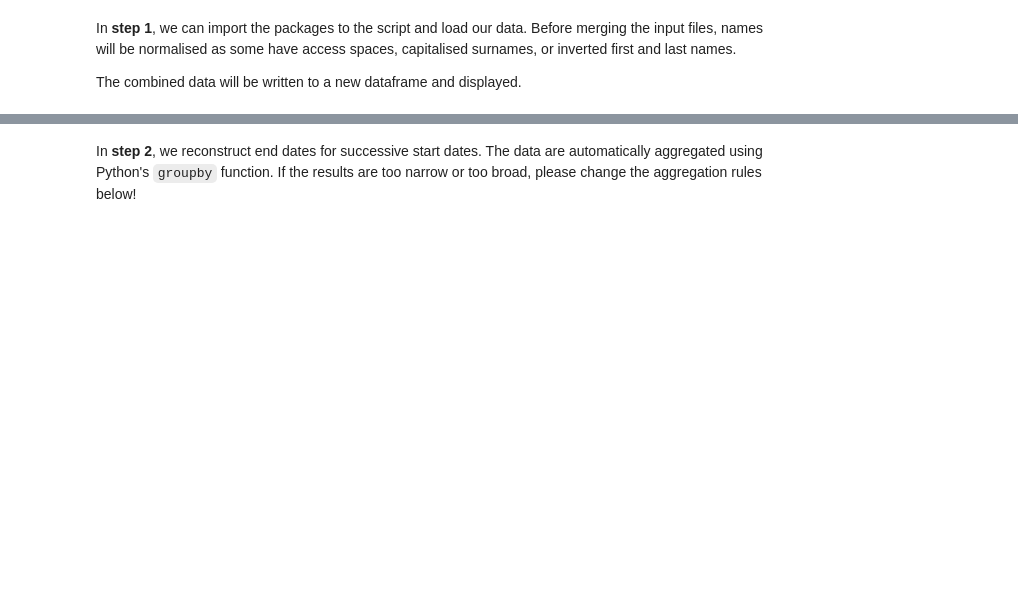
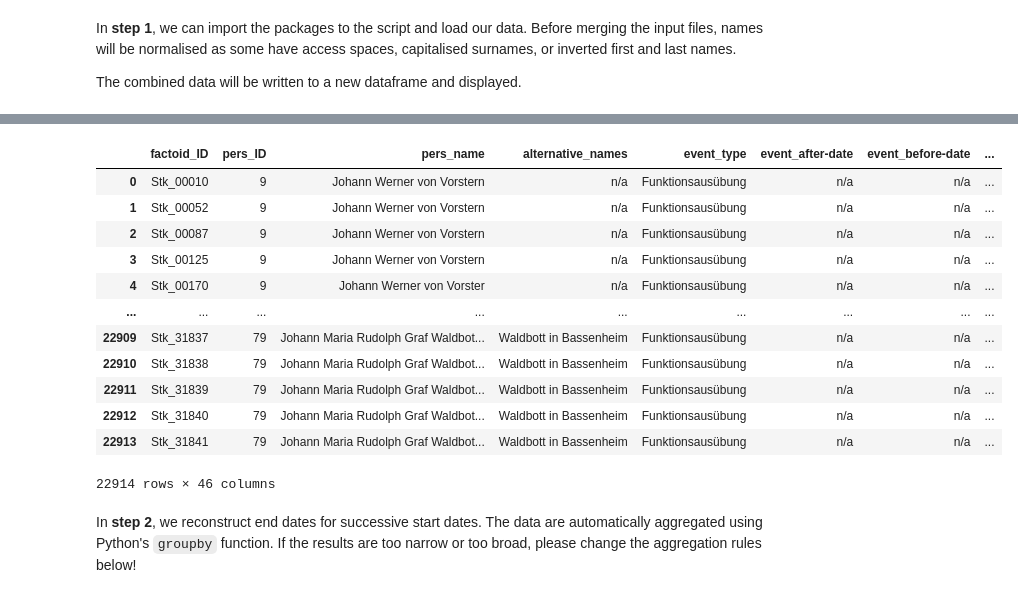
Before and after one commit to ieg-dhr/DigiKAR, a Jupyter notebook: JupyterNotebooks_DigiKAR/Factoids_Step2c_VerticalConsolidation_Staatskalender.ipynb, the cells around one changed output, grey strips where cells are left out. Saved outputs shown, nothing was run; the diff lists cells and outputs as text; code cells hidden in the pictures; blank space fills up the shorter version.

```diff
--- a/JupyterNotebooks_DigiKAR/Factoids_Step2c_VerticalConsolidation_Staatskalender.ipynb
+++ b/JupyterNotebooks_DigiKAR/Factoids_Step2c_VerticalConsolidation_Staatskalender.ipynb
@@ -110,30 +140,44 @@ display(df2)
 # %%
-# Merge dataframe with dfs containing person IDs and geocoding
+# Merge input dataframe with dfs containing person IDs and geocoding
 
 ## Read person IDs from Github
-#infile1=directory+"Mainz2_Geonames.xlsx"
+#infile1="####.xlsx" # has to contain pers_name column!
 #person_df = pd.read_excel(infile1)
 
 ## Read geocoding from Github
-#infile2=directory+"Addresses_Geocoded_withGoogle.xlsx"
-#geo_df = pd.read_excel(infile2)
+infile2="https://github.com/ieg-dhr/DigiKAR/raw/main/OntologyFiles/Ortsontologie_Geocoded_gepr%C3%BCft.xlsx" # has to contain place_name column!
+geo_df = pd.read_excel(infile2)
 
 ## Merge input dataframe horizontally
 
 from functools import reduce
 
 # define list of DataFrames
-#dfs = [df2, person_df, geo_df] # dataframe list can be extended if necessary
+dfs = [df2, geo_df] # dataframe list can be extended if necessary
 
 # merge all DataFrames into one
-#final_df = reduce(lambda  left,right: pd.merge(dfs) # left,right,on=['column_name'] # how='outer'
+final_df = reduce(lambda  left,right: pd.merge(left,right,on=['place_name']),dfs) # how='outer'
 
-#display(final_df)
+display(final_df)
 
-## Write new table to excel file
+## Write new table to excel file (optional)
 
 #outfile=directory+"AP3_final-df.xlsx"
 #final_df.to_excel(outfile)
+# %% [output]
+|  | factoid_ID | pers_ID | pers_name | alternative_names | event_type | event_after-date | event_before-date | ... |
+| 0 | Stk_00010 | 9 | Johann Werner von Vorstern | n/a | Funktionsausübung | n/a | n/a | ... |
+| 1 | Stk_00052 | 9 | Johann Werner von Vorstern | n/a | Funktionsausübung | n/a | n/a | ... |
+| 2 | Stk_00087 | 9 | Johann Werner von Vorstern | n/a | Funktionsausübung | n/a | n/a | ... |
+| 3 | Stk_00125 | 9 | Johann Werner von Vorstern | n/a | Funktionsausübung | n/a | n/a | ... |
+| 4 | Stk_00170 | 9 | Johann Werner von Vorster | n/a | Funktionsausübung | n/a | n/a | ... |
+| ... | ... | ... | ... | ... | ... | ... | ... | ... |
+| 22909 | Stk_31837 | 79 | Johann Maria Rudolph Graf Waldbot... | Waldbott in Bassenheim | Funktionsausübung | n/a | n/a | ... |
+| 22910 | Stk_31838 | 79 | Johann Maria Rudolph Graf Waldbot... | Waldbott in Bassenheim | Funktionsausübung | n/a | n/a | ... |
+| 22911 | Stk_31839 | 79 | Johann Maria Rudolph Graf Waldbot... | Waldbott in Bassenheim | Funktionsausübung | n/a | n/a | ... |
+| 22912 | Stk_31840 | 79 | Johann Maria Rudolph Graf Waldbot... | Waldbott in Bassenheim | Funktionsausübung | n/a | n/a | ... |
+| 22913 | Stk_31841 | 79 | Johann Maria Rudolph Graf Waldbot... | Waldbott in Bassenheim | Funktionsausübung | n/a | n/a | ... |
+22914 rows × 46 columns
 # %% [markdown]
 In **step 2**, we reconstruct end dates for successive start dates. The data are automatically aggregated using Python's `groupby` function. If the results are too narrow or too broad, please change the aggregation rules below!
 # %%
```
Also changed, not shown: parts of 7 cells of this notebook.
